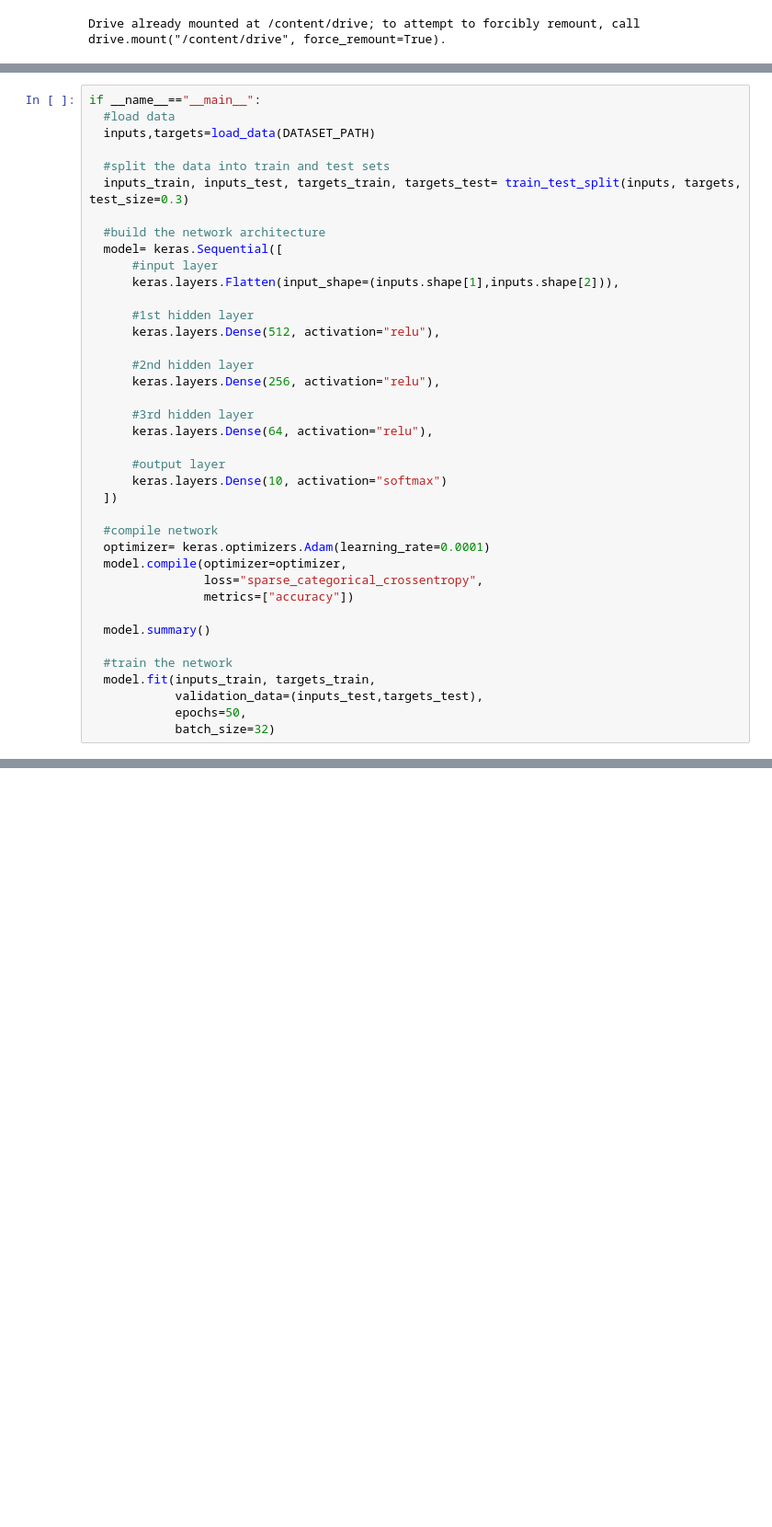
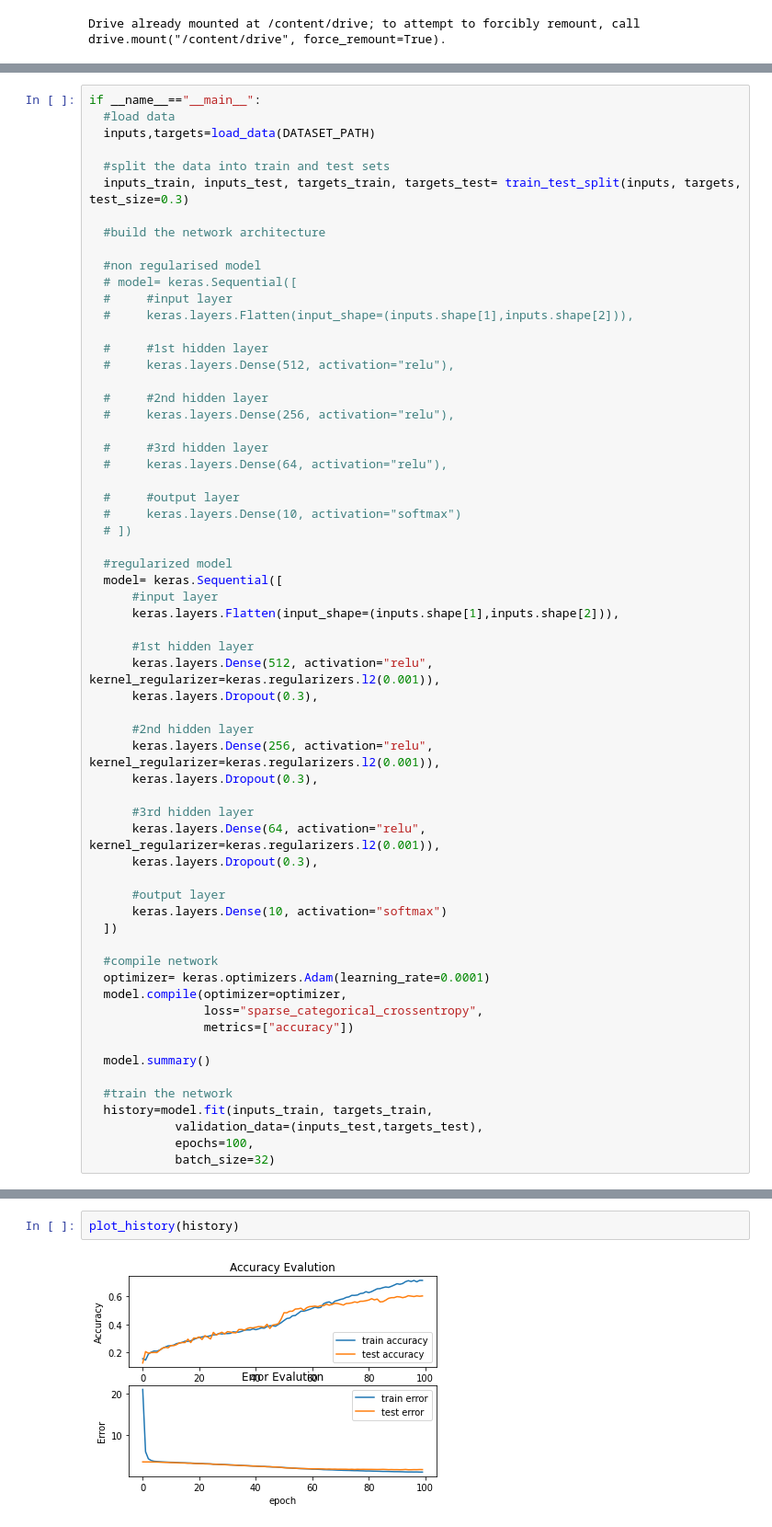
Before and after one commit to akash5169/Deep-Learning, a Jupyter notebook: Audio-Classification/MusicClassificationWithNN.ipynb, the cells around one changed output, grey strips where cells are left out. Shown at 92% size. Saved outputs shown, nothing was run; the diff lists cells and outputs as text; blank space fills up the shorter version.

```diff
--- a/Audio-Classification/MusicClassificationWithNN.ipynb
+++ b/Audio-Classification/MusicClassificationWithNN.ipynb
@@ -30,18 +52,41 @@ if __name__=="__main__":
   inputs_train, inputs_test, targets_train, targets_test= train_test_split(inputs, targets, test_size=0.3)
 
   #build the network architecture
+
+  #non regularised model
+  # model= keras.Sequential([
+  #     #input layer
+  #     keras.layers.Flatten(input_shape=(inputs.shape[1],inputs.shape[2])),
+
+  #     #1st hidden layer
+  #     keras.layers.Dense(512, activation="relu"),
+
+  #     #2nd hidden layer
+  #     keras.layers.Dense(256, activation="relu"),
+
+  #     #3rd hidden layer
+  #     keras.layers.Dense(64, activation="relu"),
+
+  #     #output layer
+  #     keras.layers.Dense(10, activation="softmax")
+  # ])
+
+  #regularized model
   model= keras.Sequential([
       #input layer
       keras.layers.Flatten(input_shape=(inputs.shape[1],inputs.shape[2])),
 
       #1st hidden layer
-      keras.layers.Dense(512, activation="relu"),
+      keras.layers.Dense(512, activation="relu", kernel_regularizer=keras.regularizers.l2(0.001)),
+      keras.layers.Dropout(0.3),
 
       #2nd hidden layer
-      keras.layers.Dense(256, activation="relu"),
+      keras.layers.Dense(256, activation="relu", kernel_regularizer=keras.regularizers.l2(0.001)),
+      keras.layers.Dropout(0.3),
 
       #3rd hidden layer
-      keras.layers.Dense(64, activation="relu"),
+      keras.layers.Dense(64, activation="relu", kernel_regularizer=keras.regularizers.l2(0.001)),
+      keras.layers.Dropout(0.3),
 
       #output layer
       keras.layers.Dense(10, activation="softmax")
@@ -56,8 +101,8 @@ if __name__=="__main__":
   model.summary()
 
   #train the network
-  model.fit(inputs_train, targets_train,
+  history=model.fit(inputs_train, targets_train,
             validation_data=(inputs_test,targets_test),
-            epochs=50,
+            epochs=100,
             batch_size=32)
 # %% [output]
@@ -80,0 +126,4 @@ Epoch 50/50
+# %%
+plot_history(history)
+# %% [output]
+[figure, added]
```
Also changed, not shown: parts of 4 cells of this notebook.
